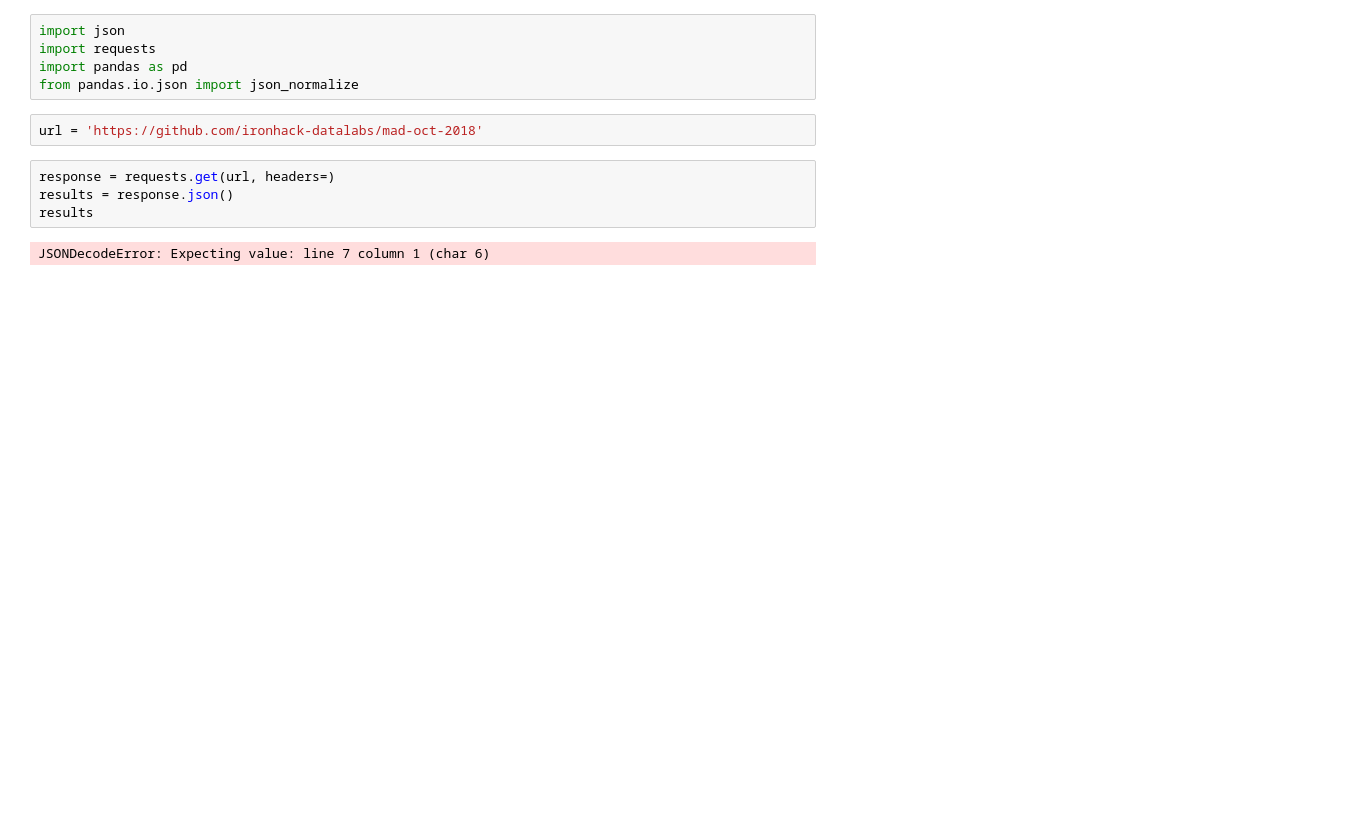
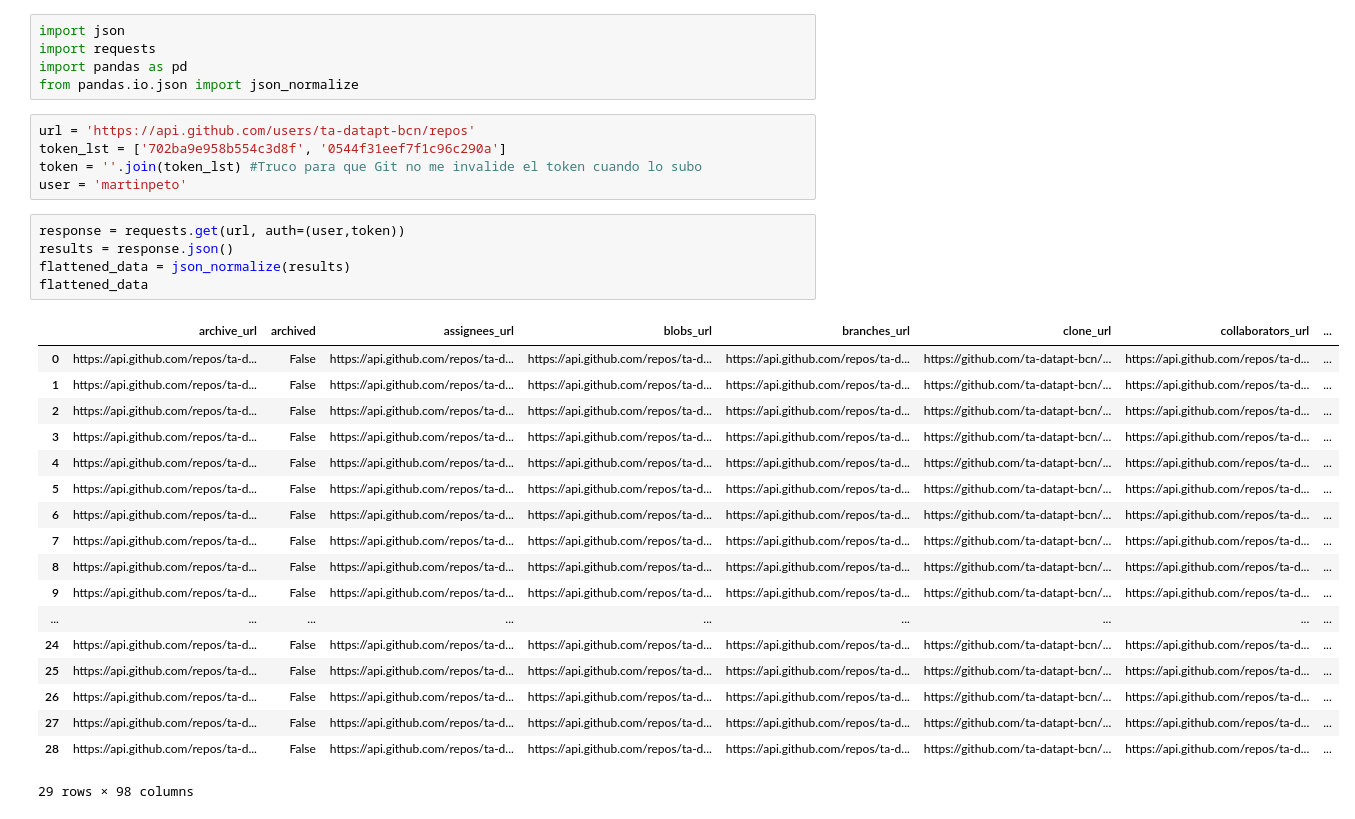
Before and after one commit to MartinPeTo/lab-API-scavenger, a Jupyter notebook: Scavengers game - API.ipynb, the cells around one changed output. Cells and saved outputs as stored; diff of their text form; blank space fills up the shorter version.

```diff
--- a/Scavengers game - API.ipynb
+++ b/Scavengers game - API.ipynb
@@ -3,11 +3,32 @@ import json
 import requests
 import pandas as pd
 from pandas.io.json import json_normalize
-# %%
-url = 'https://github.com/ironhack-datalabs/mad-oct-2018'
+# %%
+url = 'https://api.github.com/users/ta-datapt-bcn/repos'
+token_lst = ['702ba9e958b554c3d8f', '0544f31eef7f1c96c290a']
+token = ''.join(token_lst) #Truco para que Git no me invalide el token cuando lo subo
+user = 'martinpeto'
 # %%
-response = requests.get(url, headers=)
+response = requests.get(url, auth=(user,token))
 results = response.json()
-results
+flattened_data = json_normalize(results)
+flattened_data
 # %% [output]
+|  | archive_url | archived | assignees_url | blobs_url | branches_url | clone_url | collaborators_url | ... |
+| 0 | https://api.github.com/repos/ta-d... | False | https://api.github.com/repos/ta-d... | https://api.github.com/repos/ta-d... | https://api.github.com/repos/ta-d... | https://github.com/ta-datapt-bcn/... | https://api.github.com/repos/ta-d... | ... |
+| 1 | https://api.github.com/repos/ta-d... | False | https://api.github.com/repos/ta-d... | https://api.github.com/repos/ta-d... | https://api.github.com/repos/ta-d... | https://github.com/ta-datapt-bcn/... | https://api.github.com/repos/ta-d... | ... |
+| 2 | https://api.github.com/repos/ta-d... | False | https://api.github.com/repos/ta-d... | https://api.github.com/repos/ta-d... | https://api.github.com/repos/ta-d... | https://github.com/ta-datapt-bcn/... | https://api.github.com/repos/ta-d... | ... |
+| 3 | https://api.github.com/repos/ta-d... | False | https://api.github.com/repos/ta-d... | https://api.github.com/repos/ta-d... | https://api.github.com/repos/ta-d... | https://github.com/ta-datapt-bcn/... | https://api.github.com/repos/ta-d... | ... |
+| 4 | https://api.github.com/repos/ta-d... | False | https://api.github.com/repos/ta-d... | https://api.github.com/repos/ta-d... | https://api.github.com/repos/ta-d... | https://github.com/ta-datapt-bcn/... | https://api.github.com/repos/ta-d... | ... |
+| 5 | https://api.github.com/repos/ta-d... | False | https://api.github.com/repos/ta-d... | https://api.github.com/repos/ta-d... | https://api.github.com/repos/ta-d... | https://github.com/ta-datapt-bcn/... | https://api.github.com/repos/ta-d... | ... |
+| 6 | https://api.github.com/repos/ta-d... | False | https://api.github.com/repos/ta-d... | https://api.github.com/repos/ta-d... | https://api.github.com/repos/ta-d... | https://github.com/ta-datapt-bcn/... | https://api.github.com/repos/ta-d... | ... |
+| 7 | https://api.github.com/repos/ta-d... | False | https://api.github.com/repos/ta-d... | https://api.github.com/repos/ta-d... | https://api.github.com/repos/ta-d... | https://github.com/ta-datapt-bcn/... | https://api.github.com/repos/ta-d... | ... |
+| 8 | https://api.github.com/repos/ta-d... | False | https://api.github.com/repos/ta-d... | https://api.github.com/repos/ta-d... | https://api.github.com/repos/ta-d... | https://github.com/ta-datapt-bcn/... | https://api.github.com/repos/ta-d... | ... |
+| 9 | https://api.github.com/repos/ta-d... | False | https://api.github.com/repos/ta-d... | https://api.github.com/repos/ta-d... | https://api.github.com/repos/ta-d... | https://github.com/ta-datapt-bcn/... | https://api.github.com/repos/ta-d... | ... |
+| ... | ... | ... | ... | ... | ... | ... | ... | ... |
+| 24 | https://api.github.com/repos/ta-d... | False | https://api.github.com/repos/ta-d... | https://api.github.com/repos/ta-d... | https://api.github.com/repos/ta-d... | https://github.com/ta-datapt-bcn/... | https://api.github.com/repos/ta-d... | ... |
+| 25 | https://api.github.com/repos/ta-d... | False | https://api.github.com/repos/ta-d... | https://api.github.com/repos/ta-d... | https://api.github.com/repos/ta-d... | https://github.com/ta-datapt-bcn/... | https://api.github.com/repos/ta-d... | ... |
+| 26 | https://api.github.com/repos/ta-d... | False | https://api.github.com/repos/ta-d... | https://api.github.com/repos/ta-d... | https://api.github.com/repos/ta-d... | https://github.com/ta-datapt-bcn/... | https://api.github.com/repos/ta-d... | ... |
+| 27 | https://api.github.com/repos/ta-d... | False | https://api.github.com/repos/ta-d... | https://api.github.com/repos/ta-d... | https://api.github.com/repos/ta-d... | https://github.com/ta-datapt-bcn/... | https://api.github.com/repos/ta-d... | ... |
+| 28 | https://api.github.com/repos/ta-d... | False | https://api.github.com/repos/ta-d... | https://api.github.com/repos/ta-d... | https://api.github.com/repos/ta-d... | https://github.com/ta-datapt-bcn/... | https://api.github.com/repos/ta-d... | ... |
-JSONDecodeError: Expecting value: line 7 column 1 (char 6)
+29 rows × 98 columns
```
Also changed, not shown: parts of 10 cells of this notebook.
